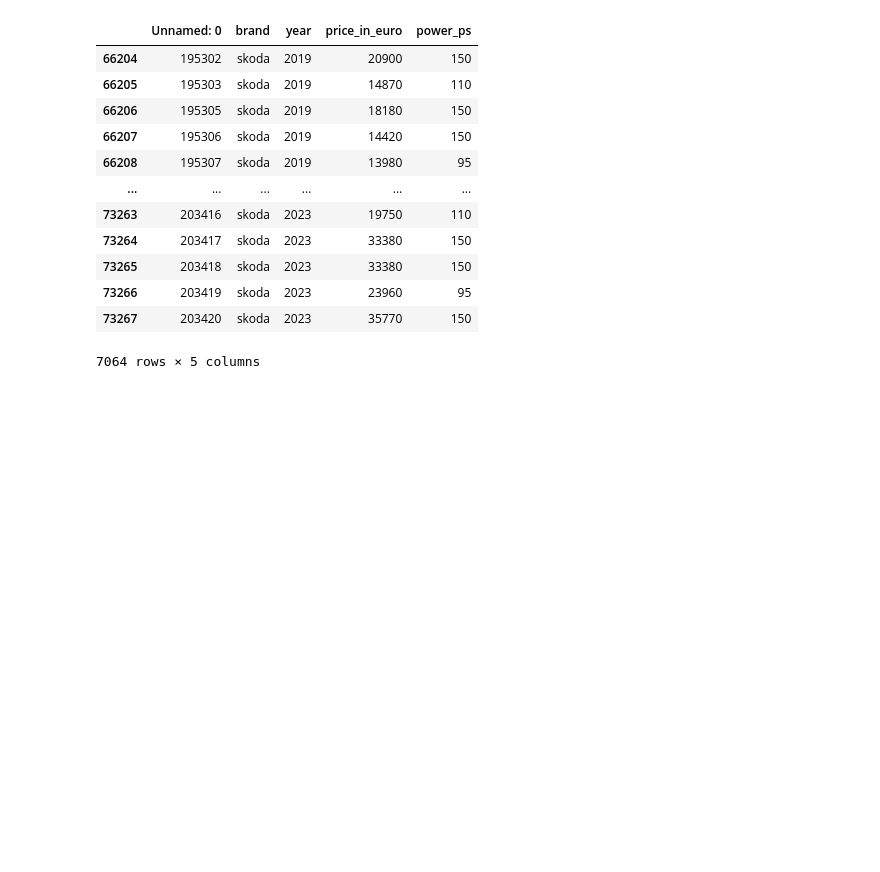
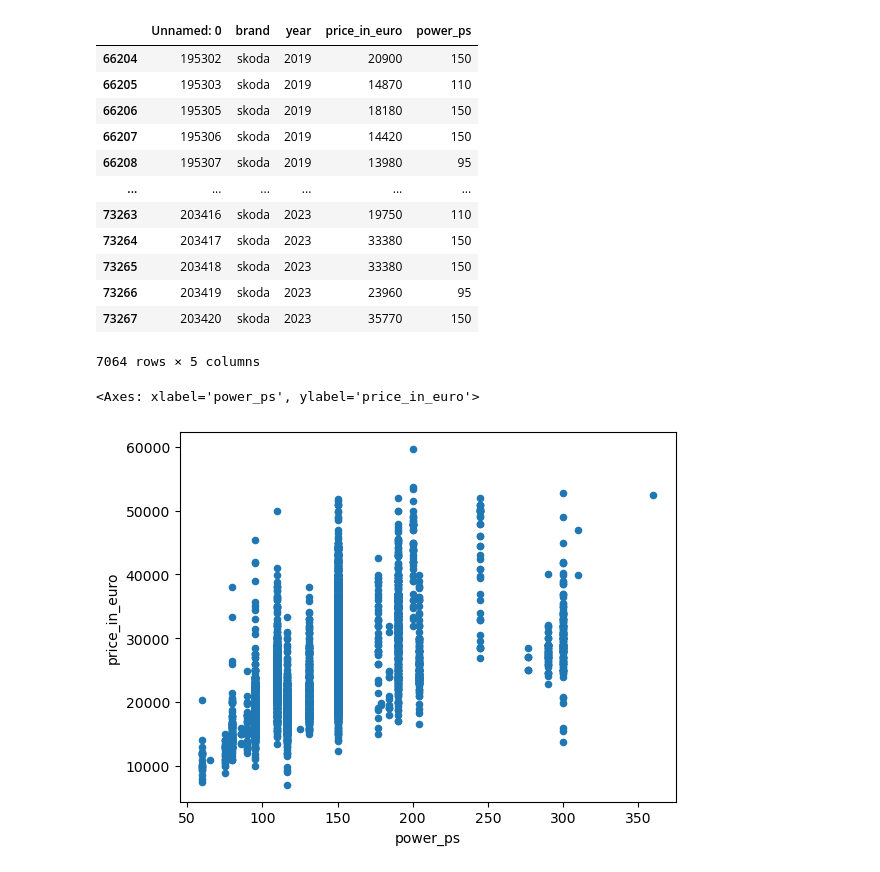
Before and after one commit to AADHIP09/EDA_Project_1_Group_5, a Jupyter notebook: Code/Q5_code.ipynb, the cells around one changed output. Drawn from its saved outputs; the diff is of its cells as text; code cells hidden in the pictures; blank space fills up the shorter version.

```diff
--- a/Code/Q5_code.ipynb
+++ b/Code/Q5_code.ipynb
@@ -113,3 +114,8 @@ q5_skoda_df
 | 73266 | 203419 | skoda | 2023 | 23960 | 95 |
 | 73267 | 203420 | skoda | 2023 | 35770 | 150 |
 7064 rows × 5 columns
+# %%
+q5_seat_df.plot.scatter('power_ps','price_in_euro')
+# %% [output]
+<Axes: xlabel='power_ps', ylabel='price_in_euro'>
+[figure, added]
```
Also changed, not shown: parts of 8 cells of this notebook.
